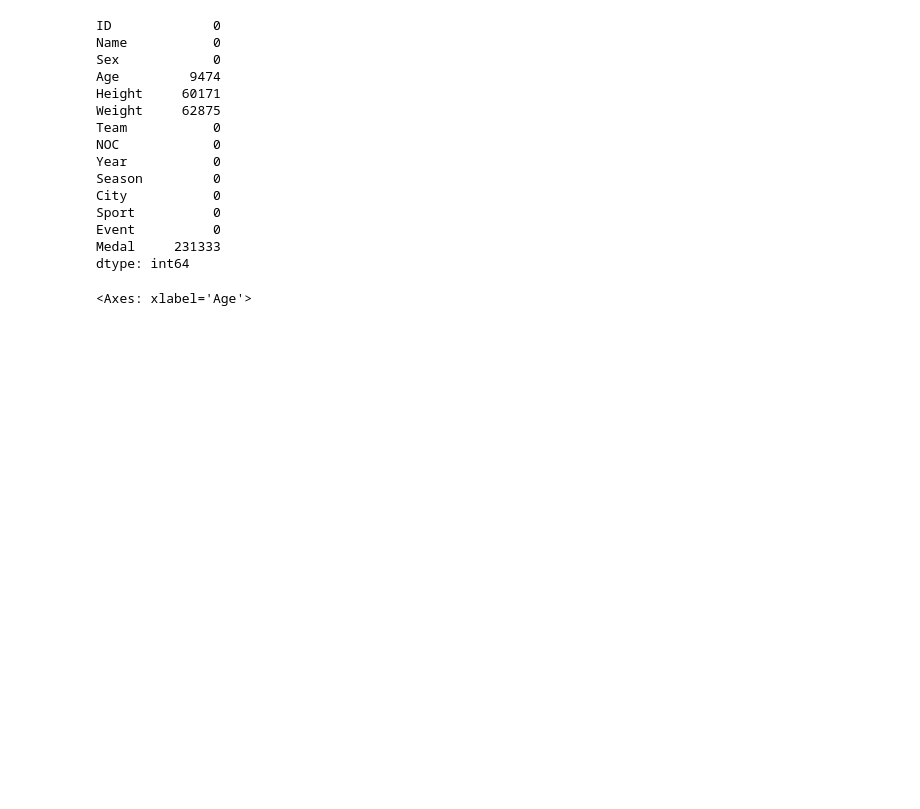
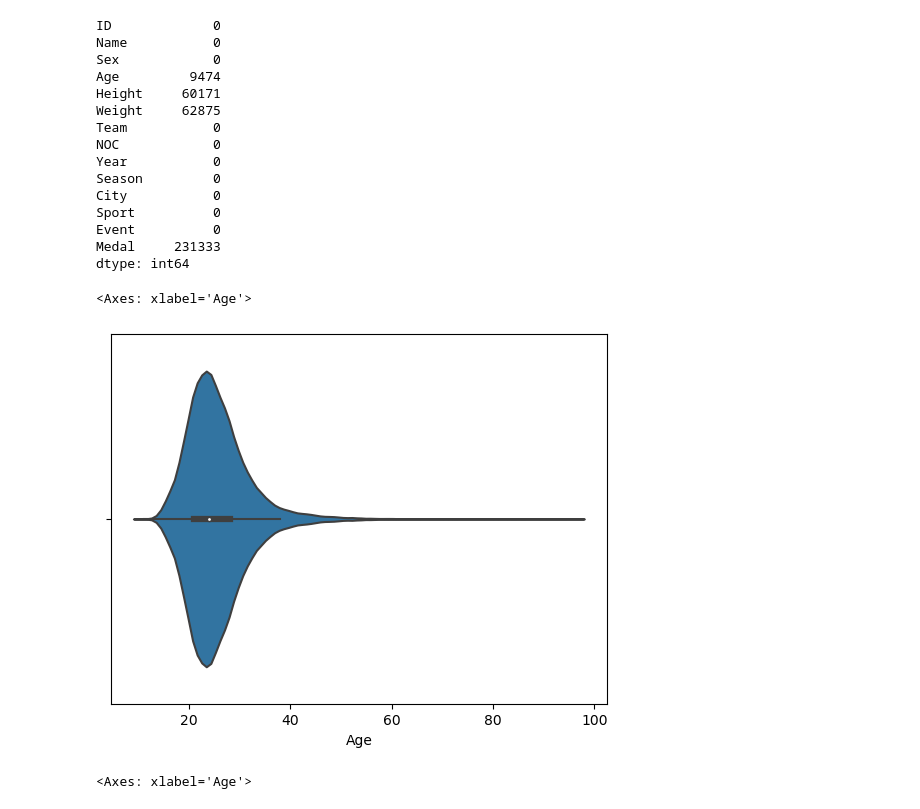
Before and after one commit to njuliann/athlete_events, a Jupyter notebook: athletes.ipynb, the cells around one changed output. Drawn from its saved outputs; the diff is of its cells as text; code cells hidden in the pictures; blank space fills up the shorter version.

```diff
--- a/athletes.ipynb
+++ b/athletes.ipynb
@@ -56,0 +120,4 @@ print(" Maximum Age: " , df.Age.max(), "\n" ,
+# %%
+df['Age'] = df['Age'].fillna(df['Age'].mean(), )
+df['Height'] = df['Height'].fillna(df['Height'].mean(), )
+df['Weight'] = df['Weight'].fillna(df['Weight'].mean(), )
@@ -94,6 +182,11 @@ Sport          0
 Event          0
 Medal     231333
 dtype: int64
+# %%
+sns.violinplot(x=df["Age"])
+# %% [output]
+<Axes: xlabel='Age'>
+[figure, added]
 # %%
 sns.boxplot(x=df["Age"])
 # %% [output]
```
Also changed, not shown: parts of 29 cells of this notebook.
